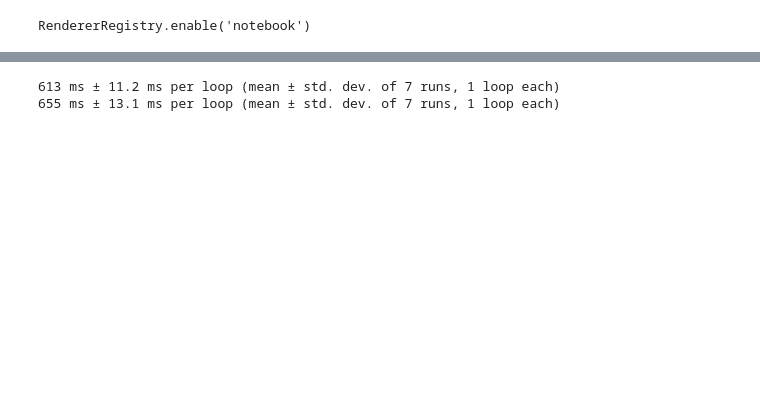
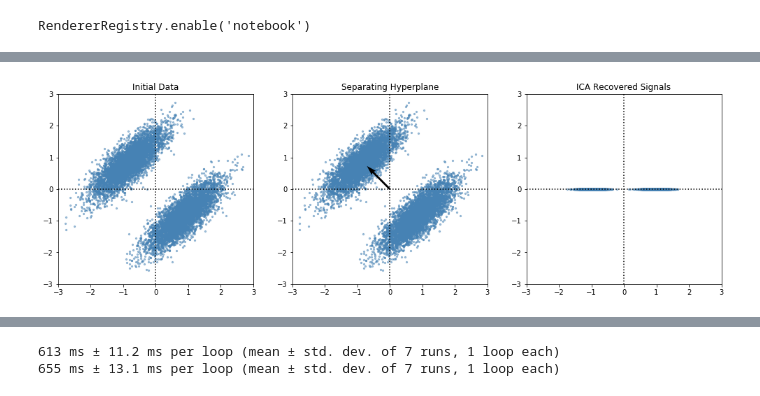
Before and after one commit to mideaconu/face-recognition, a Jupyter notebook: notebook/comparative-FERET-study.ipynb, the cells around one changed output, grey strips where cells are left out. Cells and saved outputs as stored; diff of their text form; code cells hidden in the pictures; blank space fills up the shorter version.

```diff
--- a/notebook/comparative-FERET-study.ipynb
+++ b/notebook/comparative-FERET-study.ipynb
@@ -26,0 +82,11 @@ def standardize(X):
+# %%
+# Conduct a test to check the accuracy of LDA on a dummy dataset
+def test_LDA():
+    A = np.array([[-1, -2], [2, 1]])
+    X = np.concatenate((rng.normal(-7, 2, size=(5000, 2)), rng.normal(7, 2, size=(5000, 2))), axis=0)
+    X_lda = X @ A
+    y_lda = np.asarray([0] * 5000 + [1] * 5000)
+    X_lda = center(X_lda); X_lda = standardize(X_lda)
+    lda = LDA(n_components=1); lda.fit(X_lda, y_lda)
+    # Display results
+    create_report(X_lda, lda, "Initial Data", "Separating Hyperplane", "ICA Recovered Signals")
@@ -27,3 +103,7 @@ def standardize(X):
+# %%
+test_LDA()
+# %% [output]
+[figure, added]
 # %%
 # Read image files
 def read_images(directory_name):
```
Also changed, not shown: parts of 15 cells of this notebook, 1 other file.
